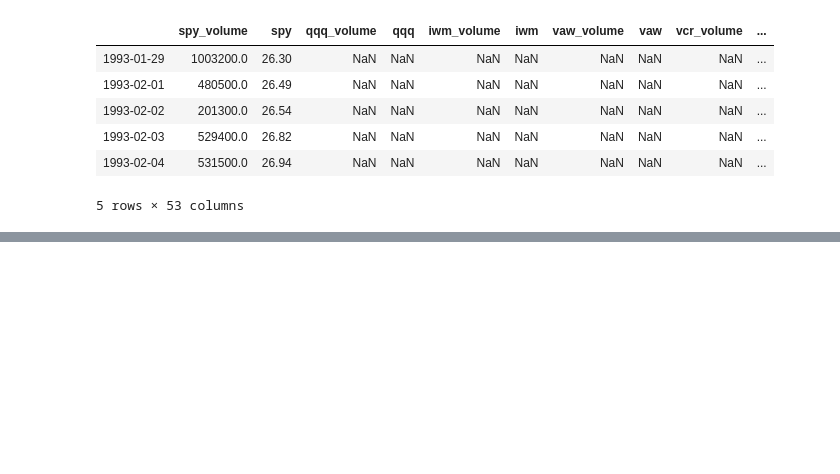
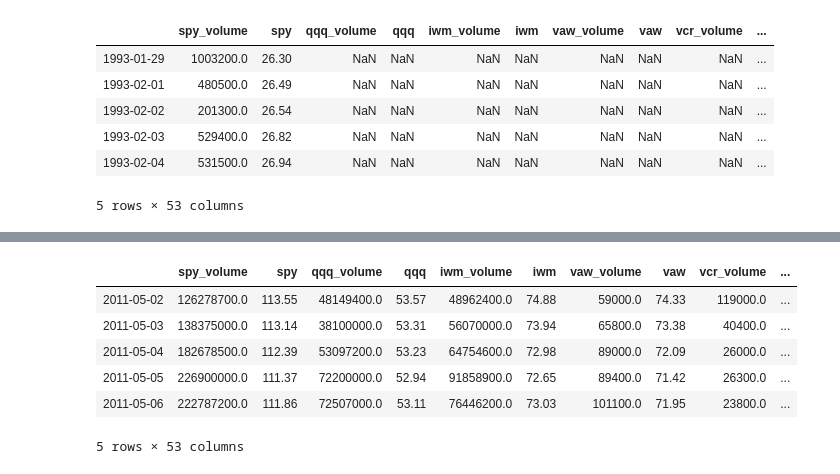
Before and after one commit to terrill11/spy_trend, a Jupyter notebook: spy_trend.ipynb, the cells around one changed output, grey strips where cells are left out. Drawn from its saved outputs; the diff is of its cells as text; code cells hidden in the pictures; blank space fills up the shorter version.

```diff
--- a/spy_trend.ipynb
+++ b/spy_trend.ipynb
@@ -161,3 +183,14 @@ main_df.head()
+# %%
+main_df = main_df.dropna(axis=0)
+main_df.head()
+# %% [output]
+|  | spy_volume | spy | qqq_volume | qqq | iwm_volume | iwm | vaw_volume | vaw | vcr_volume | ... |
+| 2011-05-02 | 126278700.0 | 113.55 | 48149400.0 | 53.57 | 48962400.0 | 74.88 | 59000.0 | 74.33 | 119000.0 | ... |
+| 2011-05-03 | 138375000.0 | 113.14 | 38100000.0 | 53.31 | 56070000.0 | 73.94 | 65800.0 | 73.38 | 40400.0 | ... |
+| 2011-05-04 | 182678500.0 | 112.39 | 53097200.0 | 53.23 | 64754600.0 | 72.98 | 89000.0 | 72.09 | 26000.0 | ... |
+| 2011-05-05 | 226900000.0 | 111.37 | 72200000.0 | 52.94 | 91858900.0 | 72.65 | 89400.0 | 71.42 | 26300.0 | ... |
+| 2011-05-06 | 222787200.0 | 111.86 | 72507000.0 | 53.11 | 76446200.0 | 73.03 | 101100.0 | 71.95 | 23800.0 | ... |
+5 rows × 53 columns
 # %%
 # CPI needs April data
 # MI & M2 missing last week of April data
```
Also changed, not shown: parts of 6 cells of this notebook.
